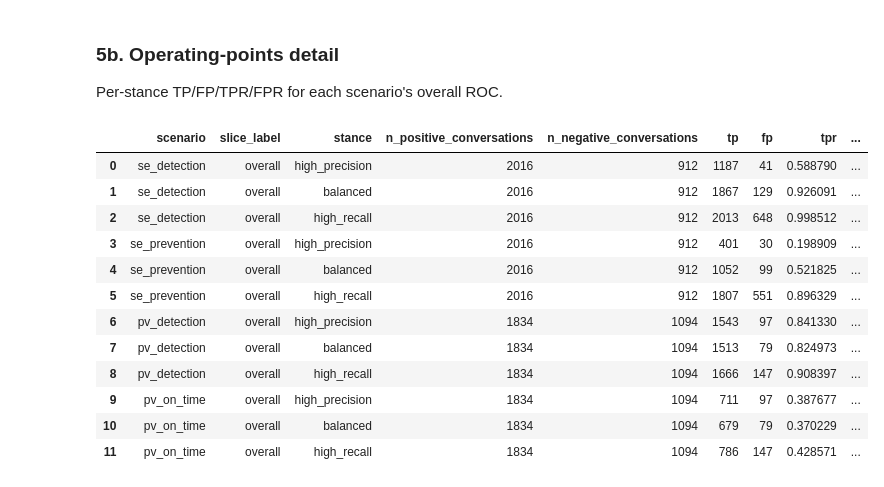
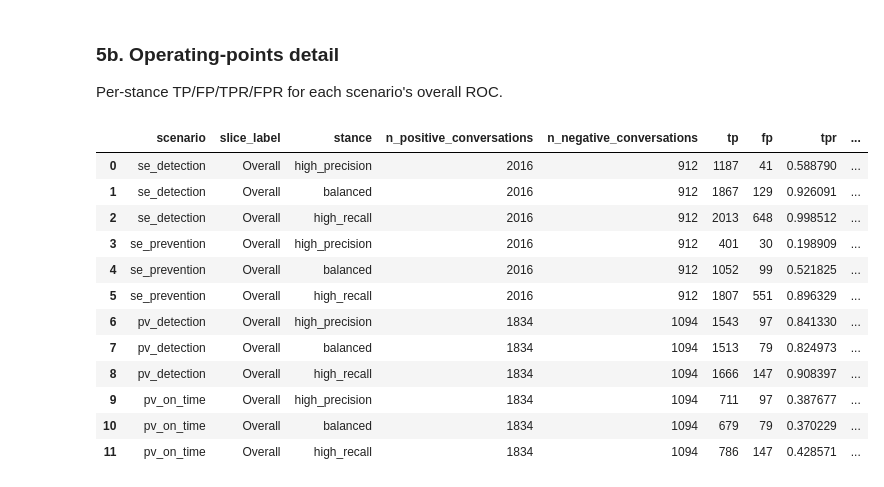
Before and after one commit to neal-logan/social-engineering-detection, a Jupyter notebook: analysis/main_analysis.ipynb, the cells around one changed output. Cells and saved outputs as stored; diff of their text form; code cells hidden in the pictures.

```diff
--- a/analysis/main_analysis.ipynb
+++ b/analysis/main_analysis.ipynb
@@ -320,27 +343,32 @@ For each scenario:
 # %%
 auc_summary_rows = []
 for scen in roc.SCENARIOS:
-    print(f'\n=== {scen} ===')
+    pretty = figures._pretty_scenario(scen)
+    print(f'\n=== {pretty} ===')
 
     # 1. Overall
     r_overall = roc.compute_roc(
-        combined_conv, combined_turns, scen, slice_label='overall')
+        combined_conv, combined_turns, scen, slice_label='Overall')
     figures.plot_roc_curves(
-        [r_overall], title=f'{scen}: overall ROC',
+        [r_overall], title=f'{pretty} — overall ROC',
         name=f'roc__{scen}__overall')
     print(f'  overall AUC = {r_overall.auc:.3f}  '
-          f'(n+={r_overall.n_pos}, n-={r_overall.n_neg})')
+          f'(positives={r_overall.n_pos}, negatives={r_overall.n_neg})')
     auc_summary_rows.append({
         'scenario': scen, 'breakdown': 'overall',
         'slice_label': 'overall', 'auc': round(r_overall.auc, 3),
         'n_positive': r_overall.n_pos, 'n_negative': r_overall.n_neg,
     })
 
-    # 2. By Cialdini emphasis
+    # 2. By Cialdini emphasis (uses short_cialdini_emphasis if present;
+    #    falls back to raw cialdini_emphasis with on-the-fly labeling)
+    cialdini_col = ('short_cialdini_emphasis'
+                    if 'short_cialdini_emphasis' in combined_conv.columns
+                    else 'cialdini_emphasis')
     r_by_cialdini = roc.compute_roc_by_slice(
-        combined_conv, combined_turns, scen, 'cialdini_emphasis')
+        combined_conv, combined_turns, scen, cialdini_col)
     figures.plot_roc_curves(
-        r_by_cialdini, title=f'{scen}: ROC by Cialdini emphasis',
+        r_by_cialdini, title=f'{pretty} — by Cialdini emphasis',
         name=f'roc__{scen}__by_cialdini')
     for r in r_by_cialdini:
         auc_summary_rows.append({
@@ -349,11 +377,14 @@ for scen in roc.SCENARIOS:
             'n_positive': r.n_pos, 'n_negative': r.n_neg,
         })
 
-    # 3. By benign context level
+    # 3. By amount of benign context
+    context_col = ('short_benign_context'
+                   if 'short_benign_context' in combined_conv.columns
+                   else 'benign_context')
     r_by_context = roc.compute_roc_by_slice(
-        combined_conv, combined_turns, scen, 'benign_context')
+        combined_conv, combined_turns, scen, context_col)
     figures.plot_roc_curves(
-        r_by_context, title=f'{scen}: ROC by benign context',
+        r_by_context, title=f'{pretty} — by amount of benign context',
         name=f'roc__{scen}__by_benign_context')
     for r in r_by_context:
         auc_summary_rows.append({
@@ -365,12 +396,12 @@ for scen in roc.SCENARIOS:
     # 4. Heatmap: AUC by (benign_context, cialdini_emphasis)
     heat = roc.auc_heatmap_table(
         combined_conv, combined_turns, scen,
-        row_column='benign_context',
-        col_column='cialdini_emphasis',
+        row_column=context_col,
+        col_column=cialdini_col,
     )
     figures.heatmap_from_dataframe(
         heat,
-        title=f'{scen}: AUC by benign_context × cialdini_emphasis',
+        title=f'{pretty} — AUC by amount of benign context × Cialdini emphasis',
         name=f'heatmap_auc__{scen}',
         fmt='{:.3f}',
         cmap=figures.UNCC_DIVERGING_CMAP,
@@ -419,25 +456,24 @@ auc_summary_df
 Per-stance TP/FP/TPR/FPR for each scenario's overall ROC.
 # %%
 all_overall_results = [
-    roc.compute_roc(combined_conv, combined_turns, s, slice_label='overall')
+    roc.compute_roc(combined_conv, combined_turns, s, slice_label='Overall')
     for s in roc.SCENARIOS
 ]
 op_pts = roc.operating_points_to_dataframe(all_overall_results)
-# AUC to three decimals
 op_pts['auc'] = op_pts['auc'].round(3)
 figures.save_table('roc_operating_points_overall', op_pts, index=False)
 op_pts
 # %% [output]
 |  | scenario | slice_label | stance | n_positive_conversations | n_negative_conversations | tp | fp | tpr | ... |
-| 0 | se_detection | overall | high_precision | 2016 | 912 | 1187 | 41 | 0.588790 | ... |
-| 1 | se_detection | overall | balanced | 2016 | 912 | 1867 | 129 | 0.926091 | ... |
-| 2 | se_detection | overall | high_recall | 2016 | 912 | 2013 | 648 | 0.998512 | ... |
-| 3 | se_prevention | overall | high_precision | 2016 | 912 | 401 | 30 | 0.198909 | ... |
-| 4 | se_prevention | overall | balanced | 2016 | 912 | 1052 | 99 | 0.521825 | ... |
-| 5 | se_prevention | overall | high_recall | 2016 | 912 | 1807 | 551 | 0.896329 | ... |
-| 6 | pv_detection | overall | high_precision | 1834 | 1094 | 1543 | 97 | 0.841330 | ... |
-| 7 | pv_detection | overall | balanced | 1834 | 1094 | 1513 | 79 | 0.824973 | ... |
-| 8 | pv_detection | overall | high_recall | 1834 | 1094 | 1666 | 147 | 0.908397 | ... |
-| 9 | pv_on_time | overall | high_precision | 1834 | 1094 | 711 | 97 | 0.387677 | ... |
-| 10 | pv_on_time | overall | balanced | 1834 | 1094 | 679 | 79 | 0.370229 | ... |
-| 11 | pv_on_time | overall | high_recall | 1834 | 1094 | 786 | 147 | 0.428571 | ... |
+| 0 | se_detection | Overall | high_precision | 2016 | 912 | 1187 | 41 | 0.588790 | ... |
+| 1 | se_detection | Overall | balanced | 2016 | 912 | 1867 | 129 | 0.926091 | ... |
+| 2 | se_detection | Overall | high_recall | 2016 | 912 | 2013 | 648 | 0.998512 | ... |
+| 3 | se_prevention | Overall | high_precision | 2016 | 912 | 401 | 30 | 0.198909 | ... |
+| 4 | se_prevention | Overall | balanced | 2016 | 912 | 1052 | 99 | 0.521825 | ... |
+| 5 | se_prevention | Overall | high_recall | 2016 | 912 | 1807 | 551 | 0.896329 | ... |
+| 6 | pv_detection | Overall | high_precision | 1834 | 1094 | 1543 | 97 | 0.841330 | ... |
+| 7 | pv_detection | Overall | balanced | 1834 | 1094 | 1513 | 79 | 0.824973 | ... |
+| 8 | pv_detection | Overall | high_recall | 1834 | 1094 | 1666 | 147 | 0.908397 | ... |
+| 9 | pv_on_time | Overall | high_precision | 1834 | 1094 | 711 | 97 | 0.387677 | ... |
+| 10 | pv_on_time | Overall | balanced | 1834 | 1094 | 679 | 79 | 0.370229 | ... |
+| 11 | pv_on_time | Overall | high_recall | 1834 | 1094 | 786 | 147 | 0.428571 | ... |
```
Also changed, not shown: parts of 15 cells of this notebook, 8 other files.
